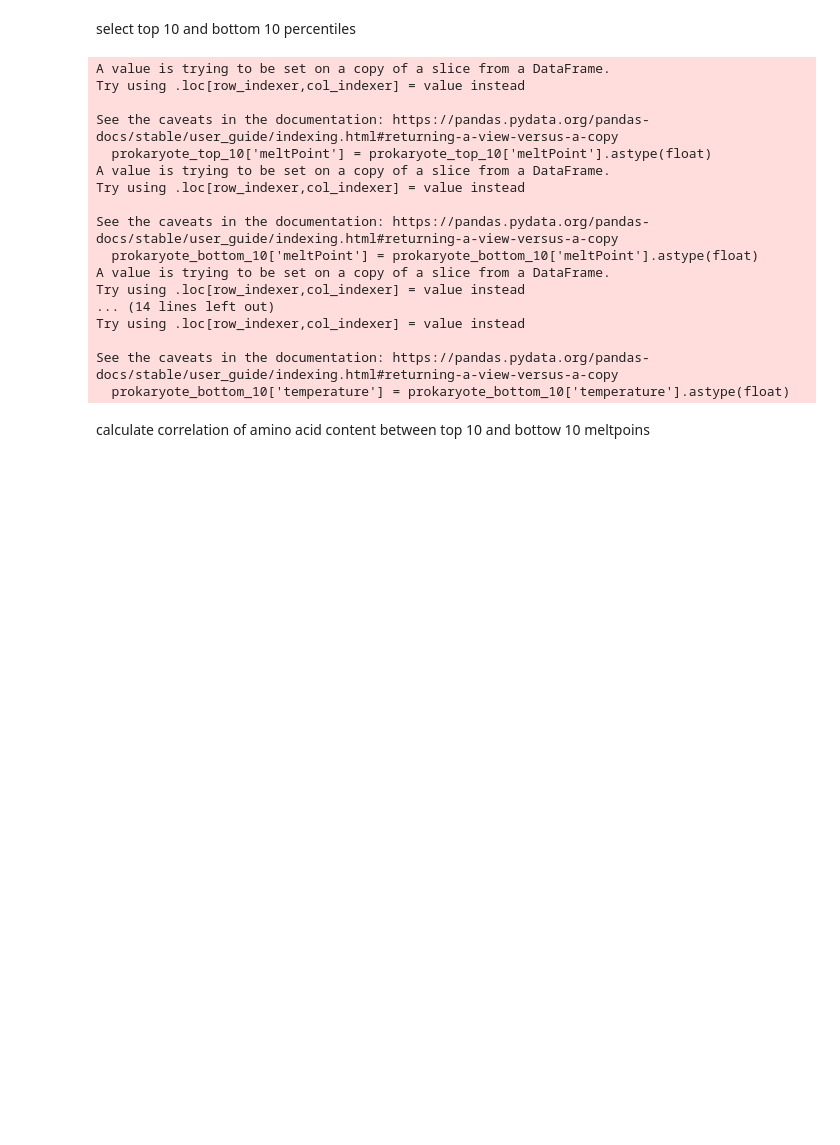
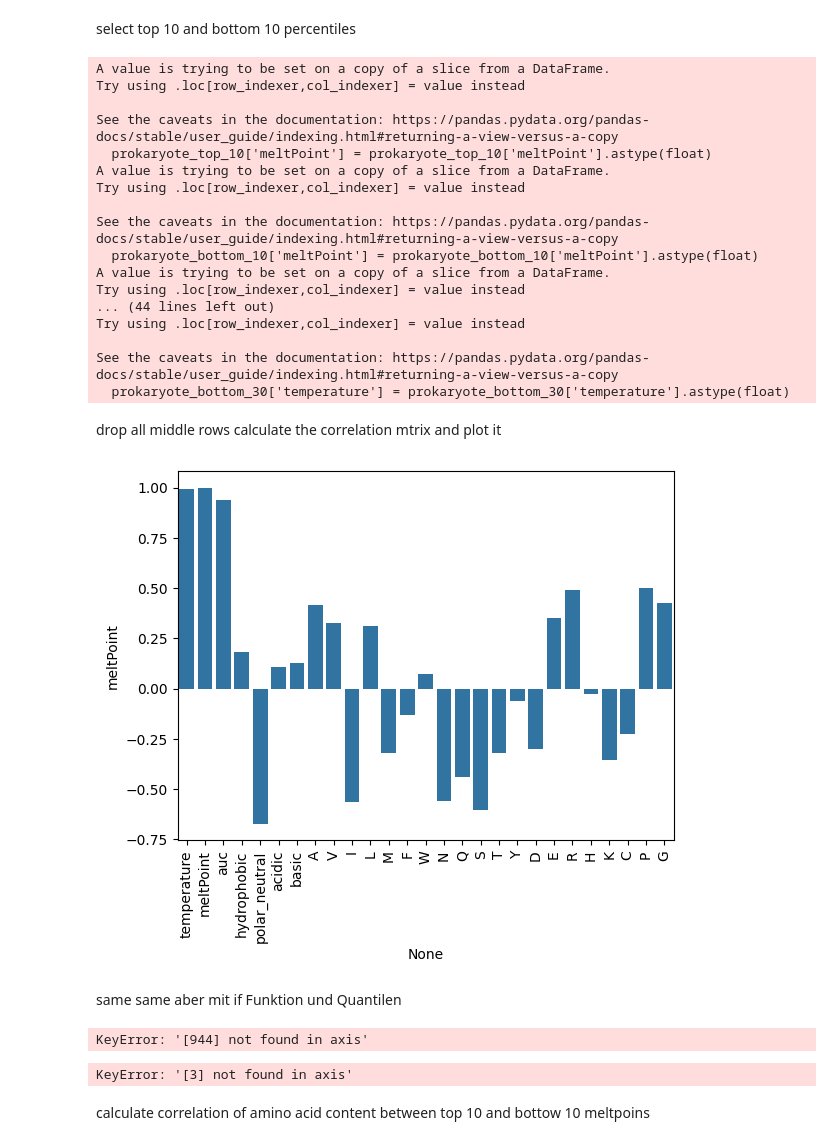
Before and after one commit to datascience-mobi-2024/topic04_02, a Jupyter notebook: primary_structure.ipynb, the cells around one changed output. Saved outputs shown, nothing was run; the diff lists cells and outputs as text; code cells hidden in the pictures; blank space fills up the shorter version.

Commit message:
quantiles

```diff
--- a/primary_structure.ipynb
+++ b/primary_structure.ipynb
@@ -46,6 +46,9 @@ select top 10 and bottom 10 percentiles
 # %%
 prokaryote_top_10 = prokaryotes_temp_NaN.iloc[0:944,:]
 prokaryote_bottom_10 = prokaryotes_temp_NaN.iloc[8492:9436,:]
+
+prokaryote_top_30 = prokaryotes_temp_NaN.iloc[0:3000,:]
+prokaryote_bottom_30 = prokaryotes_temp_NaN.iloc[6500:9436,:]
 
 prokaryote_top_10['meltPoint'] = prokaryote_top_10['meltPoint'].astype(float)
 prokaryote_bottom_10['meltPoint'] = prokaryote_bottom_10['meltPoint'].astype(float)
@@ -55,6 +58,15 @@ prokaryote_bottom_10['auc'] = prokaryote_bottom_10['auc'].astype(float)
 
 prokaryote_top_10['temperature'] = prokaryote_top_10['temperature'].astype(float)
 prokaryote_bottom_10['temperature'] = prokaryote_bottom_10['temperature'].astype(float)
+
+prokaryote_top_30['meltPoint'] = prokaryote_top_30['meltPoint'].astype(float)
+prokaryote_bottom_30['meltPoint'] = prokaryote_bottom_30['meltPoint'].astype(float)
+
+prokaryote_top_30['auc'] = prokaryote_top_30['auc'].astype(float)
+prokaryote_bottom_30['auc'] = prokaryote_bottom_30['auc'].astype(float)
+
+prokaryote_top_30['temperature'] = prokaryote_top_30['temperature'].astype(float)
+prokaryote_bottom_30['temperature'] = prokaryote_bottom_30['temperature'].astype(float)
 # %% [output]
 A value is trying to be set on a copy of a slice from a DataFrame.
 Try using .loc[row_indexer,col_indexer] = value instead
@@ -68,11 +80,51 @@ See the caveats in the documentation: https://pandas.pydata.org/pandas-docs/stab
   prokaryote_bottom_10['meltPoint'] = prokaryote_bottom_10['meltPoint'].astype(float)
 A value is trying to be set on a copy of a slice from a DataFrame.
 Try using .loc[row_indexer,col_indexer] = value instead
-... (14 lines left out)
+... (44 lines left out)
 Try using .loc[row_indexer,col_indexer] = value instead
 
 See the caveats in the documentation: https://pandas.pydata.org/pandas-docs/stable/user_guide/indexing.html#returning-a-view-versus-a-copy
-  prokaryote_bottom_10['temperature'] = prokaryote_bottom_10['temperature'].astype(float)
+  prokaryote_bottom_30['temperature'] = prokaryote_bottom_30['temperature'].astype(float)
+# %% [markdown]
+drop all middle rows
+calculate the correlation mtrix and plot it
+# %%
+prokaryote_middle = prokaryotes_temp_NaN.drop(prokaryotes_temp_NaN.index[500:9000])
+
+prokaryote_middle['auc'] = prokaryote_middle['auc'].astype(float)
+prokaryote_middle['temperature'] = prokaryote_middle['temperature'].astype(float)
+prokaryote_middle['meltPoint'] = prokaryote_middle['meltPoint'].astype(float)
+
+prokm_60_corr = prokaryote_middle.corr('pearson', numeric_only=True)
+
+sns.barplot(data= prokm_60_corr, y= 'meltPoint', x = prokm_60_corr.columns)
+plt.xticks(rotation = 90)
+plt.show()
+# %% [output]
+[figure, added]
+# %% [markdown]
+same same aber mit if Funktion und Quantilen
+# %%
+prokaryotes_temp_NaN['meltPoint'] = prokaryotes_temp_NaN['meltPoint'].astype(float)
+prokaryotes_temp_NaN['temperature'] = prokaryotes_temp_NaN['temperature'].astype(float)
+prokaryotes_temp_NaN['auc'] = prokaryotes_temp_NaN['auc'].astype(float)
+
+quantiles = prokaryotes_temp_NaN['meltPoint'].quantile(q=[0.1, 0.9])
+quantiles = quantiles.astype('float64')
+quantiles = list(quantiles)
+#prokaryote_middle_q = prokaryotes_temp_NaN.drop(prokaryotes_temp_NaN.[(prokaryotes_temp_NaN['meltPoint'] < quantiles[0]) | (prokaryotes_temp_NaN['meltPoint'] > quantiles[1])])
+#prokaryotes_temp_NaN.loc[(prokaryotes_temp_NaN['meltPoint'] < quantiles[0]) | (prokaryotes_temp_NaN['meltPoint'] > quantiles[1]),:]
+
+for n in range(len(prokaryotes_temp_NaN)):
+    if prokaryotes_temp_NaN.iloc[n,15] > quantiles[0] and prokaryotes_temp_NaN.iloc[n, 15] < quantiles[1]:
+        prokaryotes_temp_NaN = prokaryotes_temp_NaN.drop(labels=n, axis=0)
+# %% [output]
+KeyError: '[944] not found in axis'
+# %%
+uwaga = 3
+prokaryotes_temp_NaN_ = prokaryotes_temp_NaN.drop(3)
+# %% [output]
+KeyError: '[3] not found in axis'
 # %% [markdown]
 calculate correlation of amino acid content between top 10 and bottow 10 meltpoins
 # %%
```
Also changed, not shown: parts of 2 cells of this notebook.
